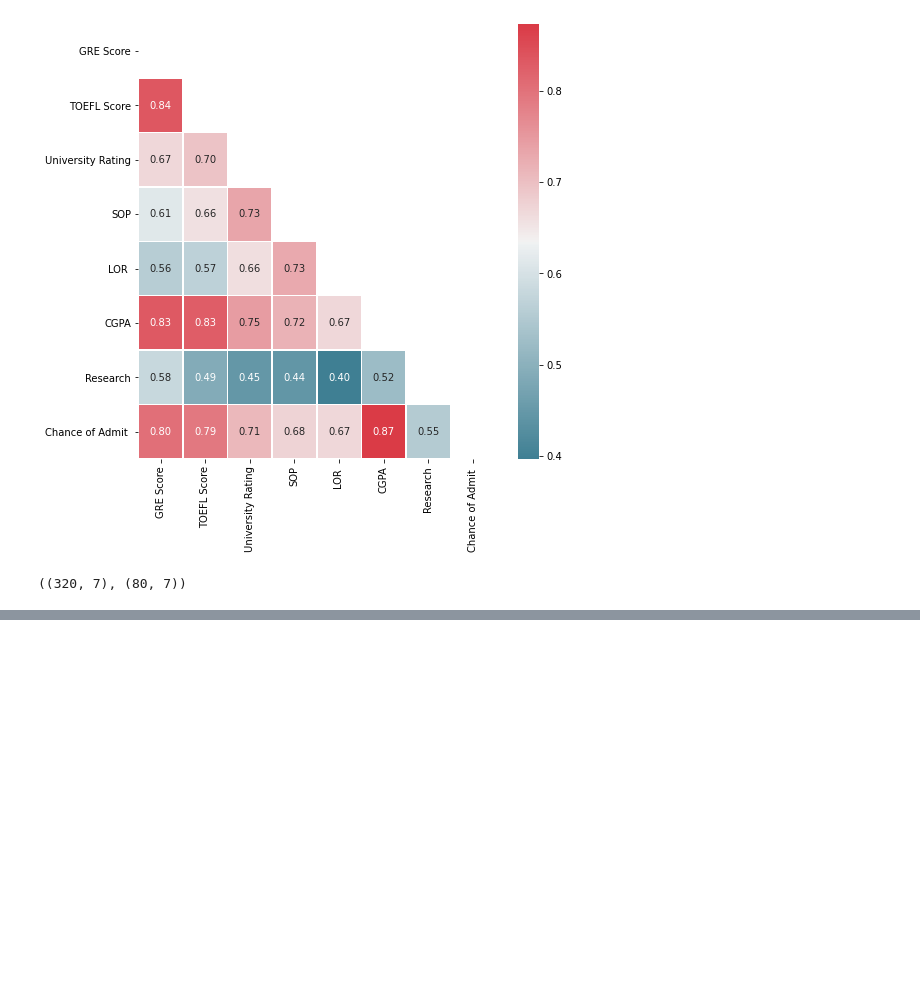
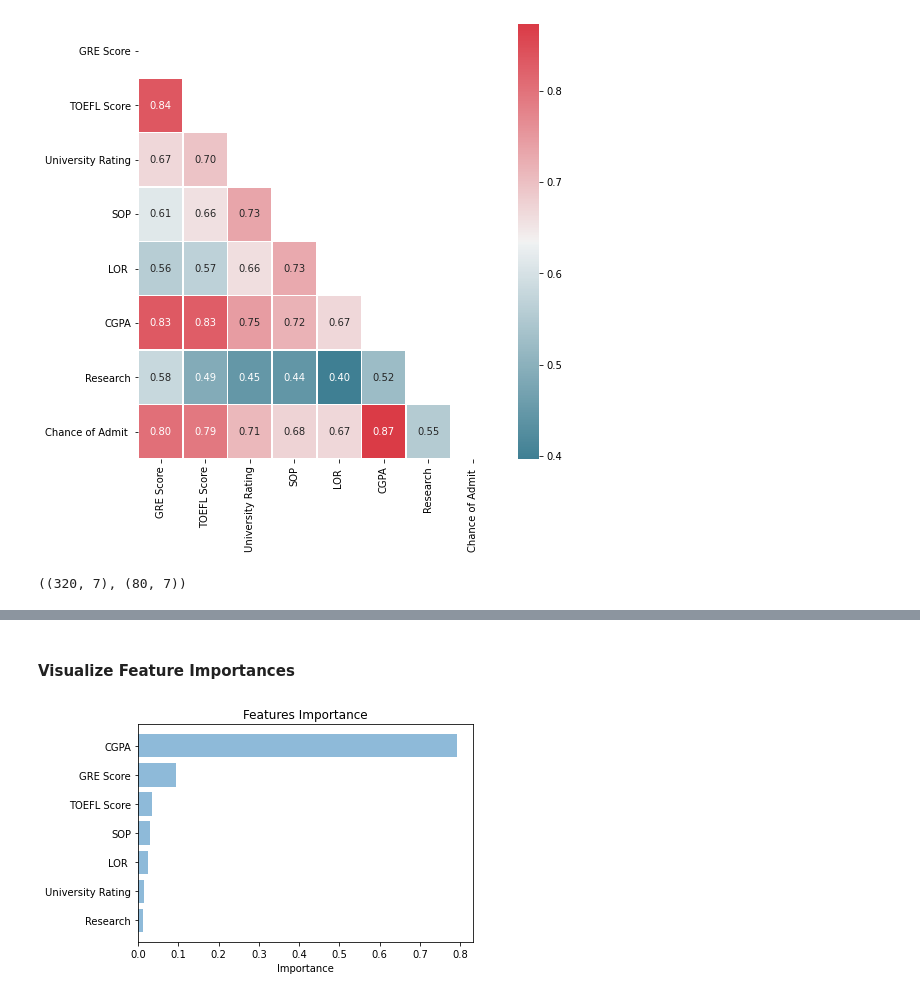
Before and after one commit to rushikeshnaik779/Graduate-school-kaggle-cmp, a Jupyter notebook: Graduate_Admission.ipynb, the cells around one changed output, grey strips where cells are left out. Saved outputs shown, nothing was run; the diff lists cells and outputs as text; code cells hidden in the pictures; blank space fills up the shorter version.

```diff
--- a/Graduate_Admission.ipynb
+++ b/Graduate_Admission.ipynb
@@ -151,0 +229,21 @@ X_train.shape, X_test.shape
+# %%
+# Generate Feature Importance
+
+classifier = RandomForestRegressor()
+classifier.fit(X, y)
+feature_names = X.columns
+importance_frame = pd.DataFrame()
+importance_frame['Features'] = X.columns
+importance_frame['Importance'] = classifier.feature_importances_
+importance_frame = importance_frame.sort_values(by=['Importance'], ascending=True)
+# %% [markdown]
+#### Visualize Feature Importances
+# %%
+plt.barh([1,2,3,4,5,6,7], importance_frame['Importance'], align='center',
+         alpha=0.5)
+plt.yticks([1,2,3,4,5,6,7], importance_frame['Features'])
+plt.xlabel('Importance')
+plt.title('Features Importance')
+plt.show()
+# %% [output]
+[figure, added]
```
Also changed, not shown: parts of 3 cells of this notebook.
